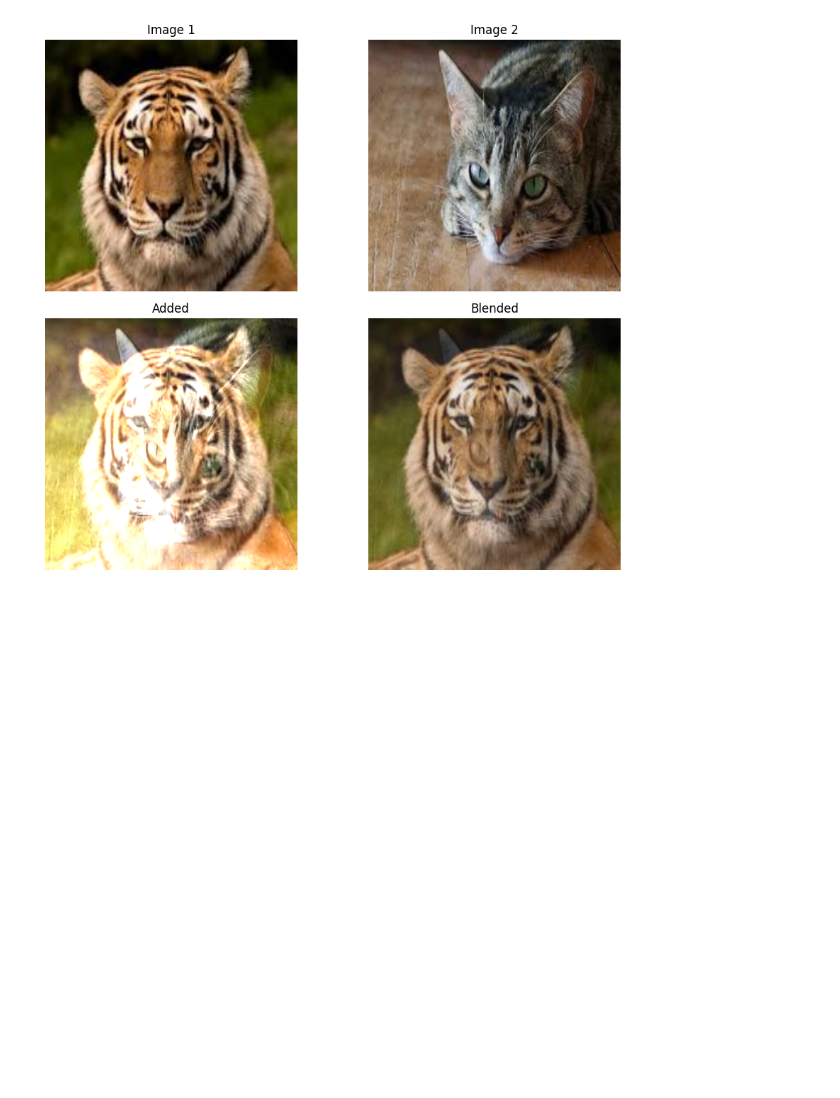
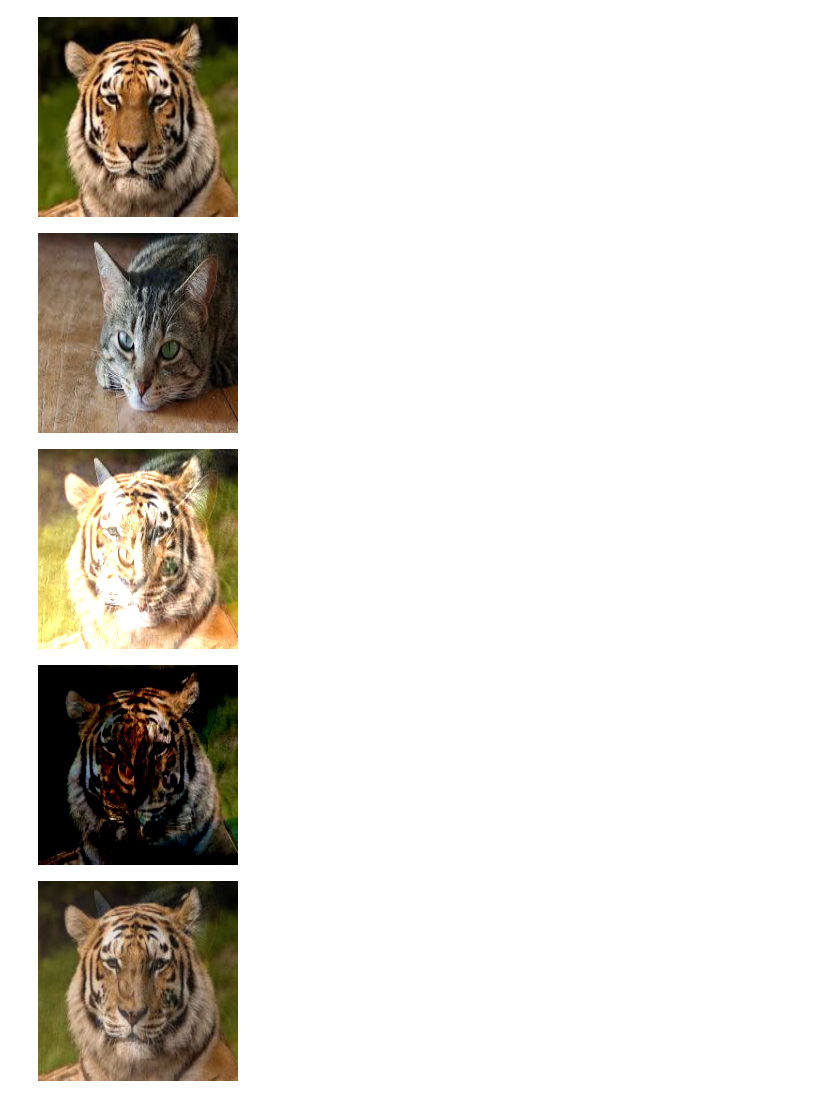
Before and after one commit to nkuv/ai, a Jupyter notebook: exp4.ipynb, the cells around one changed output. Drawn from its saved outputs; the diff is of its cells as text; code cells hidden in the pictures; blank space fills up the shorter version.

```diff
--- a/exp4.ipynb
+++ b/exp4.ipynb
@@ -1,10 +1,26 @@
 # %%
 import cv2
-import matplotlib.pyplot as plt
+import numpy as np
+from google.colab.patches import cv2_imshow
 
-img1 = cv2.imread('/content/drive/MyDrive/Colab/assets/tiger.jpeg')
-img2 = cv2.imread('/content/drive/MyDrive/Colab/assets/cat.jpeg')
-img1 = cv2.resize(img1, (400, 400))
-img2 = cv2.resize(img2, (400, 400))
-img1 = cv2.cvtColor(img1, cv2.COLOR_BGR2RGB)
-img2 = cv2.cvtColor(img2, cv2.COLOR_BGR2RGB)
+img1 = cv2.imread('assets/tiger.jpeg')
+img2 = cv2.imread('assets/cat.jpeg')
+
+img1 = cv2.resize(img1, (200, 200))
+img2 = cv2.resize(img2, (200, 200))
+
+added_img = cv2.add(img1, img2)
+subtracted_img = cv2.subtract(img1, img2)
+blended_img = cv2.addWeighted(img1, 0.7, img2, 0.3, 0)
+
+cv2_imshow(img1)
+cv2_imshow(img2)
+cv2_imshow(added_img)
+cv2_imshow(subtracted_img)
+cv2_imshow(blended_img)
+# %% [output]
+[figure, added]
+[figure, added]
+[figure, added]
+[figure, added]
+[figure, added]
@@ -17,9 +26,0 @@ blended = cv2.addWeighted(img1, 0.7, img2, 0.3, 0)
-# %%
-plt.figure(figsize=(10,8))
-plt.subplot(2, 2, 1); plt.imshow(img1); plt.title("Image 1"); plt.axis('off')
-plt.subplot(2, 2, 2); plt.imshow(img2); plt.title("Image 2"); plt.axis('off')
-plt.subplot(2, 2, 3); plt.imshow(added); plt.title("Added"); plt.axis('off')
-plt.subplot(2, 2, 4); plt.imshow(blended); plt.title("Blended"); plt.axis('off')
-plt.tight_layout(); plt.show()
-# %% [output]
-[figure, removed]
```
Also changed, not shown: parts of 1 cell of this notebook, 11 other files.
